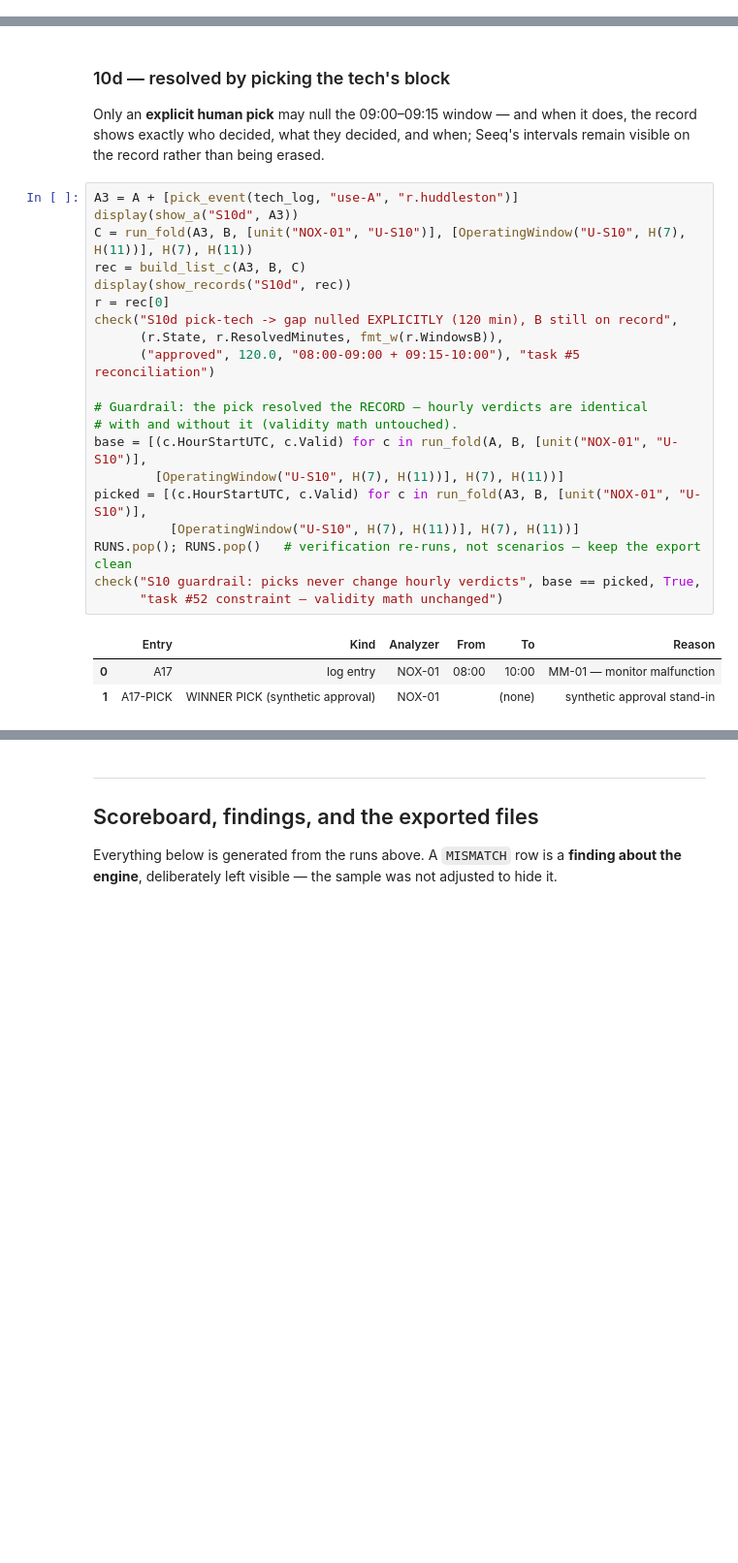
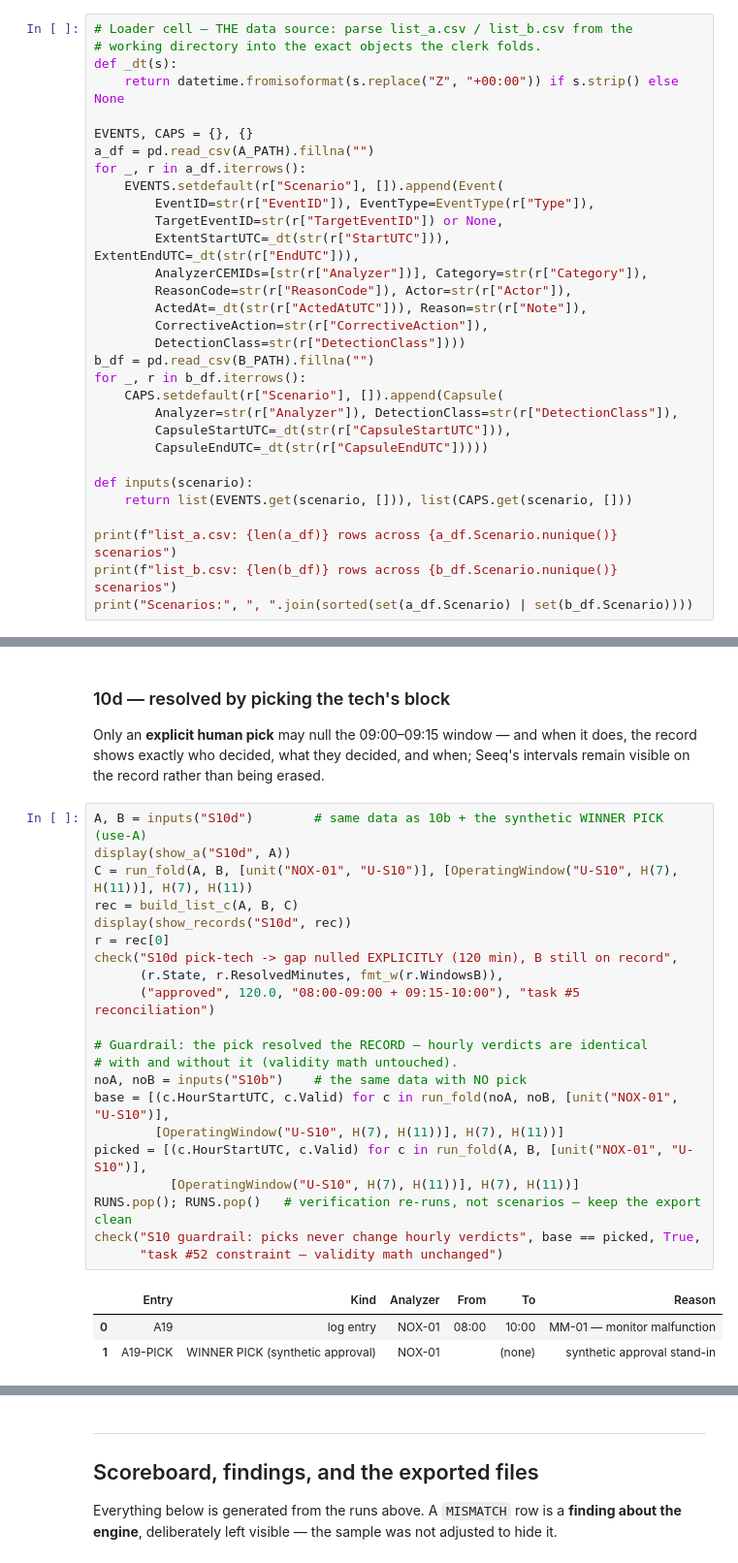
Before and after one commit to ryanhuddleston86/SeeQ-Flare-Project, a Jupyter notebook: clerk_v2/demo_abc.ipynb, the cells around one changed output, grey strips where cells are left out. Shown at 97% size. Saved outputs shown, nothing was run; the diff lists cells and outputs as text; blank space fills up the shorter version.

```diff
--- a/clerk_v2/demo_abc.ipynb
+++ b/clerk_v2/demo_abc.ipynb
@@ -250,0 +350,31 @@ def check(name, actual, expected, authority, anchor=None):
+# %%
+# Loader cell — THE data source: parse list_a.csv / list_b.csv from the
+# working directory into the exact objects the clerk folds.
+def _dt(s):
+    return datetime.fromisoformat(s.replace("Z", "+00:00")) if s.strip() else None
+
+EVENTS, CAPS = {}, {}
+a_df = pd.read_csv(A_PATH).fillna("")
+for _, r in a_df.iterrows():
+    EVENTS.setdefault(r["Scenario"], []).append(Event(
+        EventID=str(r["EventID"]), EventType=EventType(r["Type"]),
+        TargetEventID=str(r["TargetEventID"]) or None,
+        ExtentStartUTC=_dt(str(r["StartUTC"])), ExtentEndUTC=_dt(str(r["EndUTC"])),
+        AnalyzerCEMIDs=[str(r["Analyzer"])], Category=str(r["Category"]),
+        ReasonCode=str(r["ReasonCode"]), Actor=str(r["Actor"]),
+        ActedAt=_dt(str(r["ActedAtUTC"])), Reason=str(r["Note"]),
+        CorrectiveAction=str(r["CorrectiveAction"]),
+        DetectionClass=str(r["DetectionClass"])))
+b_df = pd.read_csv(B_PATH).fillna("")
+for _, r in b_df.iterrows():
+    CAPS.setdefault(r["Scenario"], []).append(Capsule(
+        Analyzer=str(r["Analyzer"]), DetectionClass=str(r["DetectionClass"]),
+        CapsuleStartUTC=_dt(str(r["CapsuleStartUTC"])),
+        CapsuleEndUTC=_dt(str(r["CapsuleEndUTC"]))))
+
+def inputs(scenario):
+    return list(EVENTS.get(scenario, [])), list(CAPS.get(scenario, []))
+
+print(f"list_a.csv: {len(a_df)} rows across {a_df.Scenario.nunique()} scenarios")
+print(f"list_b.csv: {len(b_df)} rows across {b_df.Scenario.nunique()} scenarios")
+print("Scenarios:", ", ".join(sorted(set(a_df.Scenario) | set(b_df.Scenario))))
@@ -823,29 +942,30 @@ Only an **explicit human pick** may null the 09:00–09:15 window — and when i
 record shows exactly who decided, what they decided, and when; Seeq's intervals remain
 visible on the record rather than being erased.
 # %%
-A3 = A + [pick_event(tech_log, "use-A", "r.huddleston")]
-display(show_a("S10d", A3))
-C = run_fold(A3, B, [unit("NOX-01", "U-S10")], [OperatingWindow("U-S10", H(7), H(11))], H(7), H(11))
-rec = build_list_c(A3, B, C)
+A, B = inputs("S10d")        # same data as 10b + the synthetic WINNER PICK (use-A)
+display(show_a("S10d", A))
+C = run_fold(A, B, [unit("NOX-01", "U-S10")], [OperatingWindow("U-S10", H(7), H(11))], H(7), H(11))
+rec = build_list_c(A, B, C)
 display(show_records("S10d", rec))
 r = rec[0]
 check("S10d pick-tech -> gap nulled EXPLICITLY (120 min), B still on record",
       (r.State, r.ResolvedMinutes, fmt_w(r.WindowsB)),
       ("approved", 120.0, "08:00-09:00 + 09:15-10:00"), "task #5 reconciliation")
 
 # Guardrail: the pick resolved the RECORD — hourly verdicts are identical
 # with and without it (validity math untouched).
-base = [(c.HourStartUTC, c.Valid) for c in run_fold(A, B, [unit("NOX-01", "U-S10")],
+noA, noB = inputs("S10b")    # the same data with NO pick
+base = [(c.HourStartUTC, c.Valid) for c in run_fold(noA, noB, [unit("NOX-01", "U-S10")],
         [OperatingWindow("U-S10", H(7), H(11))], H(7), H(11))]
-picked = [(c.HourStartUTC, c.Valid) for c in run_fold(A3, B, [unit("NOX-01", "U-S10")],
+picked = [(c.HourStartUTC, c.Valid) for c in run_fold(A, B, [unit("NOX-01", "U-S10")],
           [OperatingWindow("U-S10", H(7), H(11))], H(7), H(11))]
 RUNS.pop(); RUNS.pop()   # verification re-runs, not scenarios — keep the export clean
 check("S10 guardrail: picks never change hourly verdicts", base == picked, True,
       "task #52 constraint — validity math unchanged")
 # %% [output]
 |  | Entry | Kind | Analyzer | From | To | Reason |
-| 0 | A17 | log entry | NOX-01 | 08:00 | 10:00 | MM-01 — monitor malfunction |
-| 1 | A17-PICK | WINNER PICK (synthetic approval) | NOX-01 |  | (none) | synthetic approval stand-in |
+| 0 | A19 | log entry | NOX-01 | 08:00 | 10:00 | MM-01 — monitor malfunction |
+| 1 | A19-PICK | WINNER PICK (synthetic approval) | NOX-01 |  | (none) | synthetic approval stand-in |
 |  | Analyzer | State | Resolved extent | Min | Source used | A window | B window(s) | Reason | Note | ... |
 | 0 | NOX-01 | approved | 08:00-10:00 | 120.0 | pick:use-A | 08:00-10:00 | 08:00-09:00 + 09:15-10:00 | MM-01 | Analyzer down 8-10 (tech estimate) | ... |
 OK  S10d pick-tech -> gap nulled EXPLICITLY (120 min), B still on record
```
Also changed, not shown: parts of 20 cells of this notebook, 4 other files.
